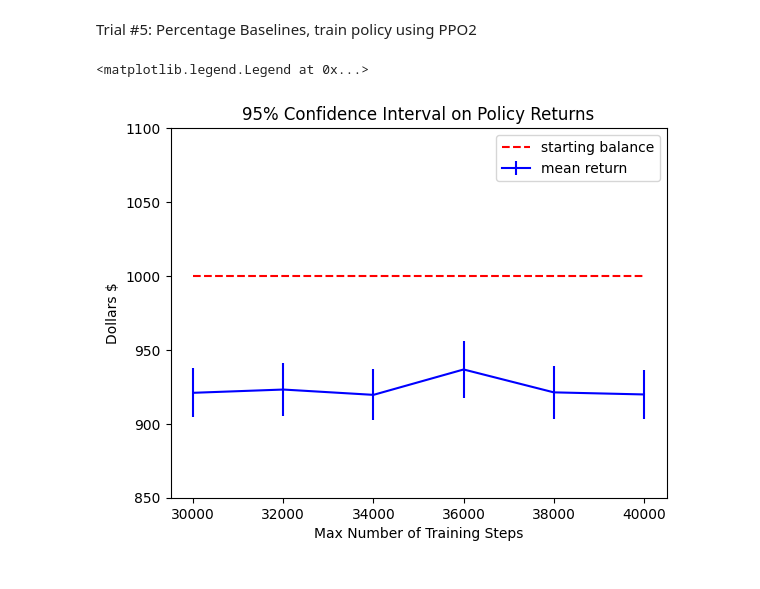
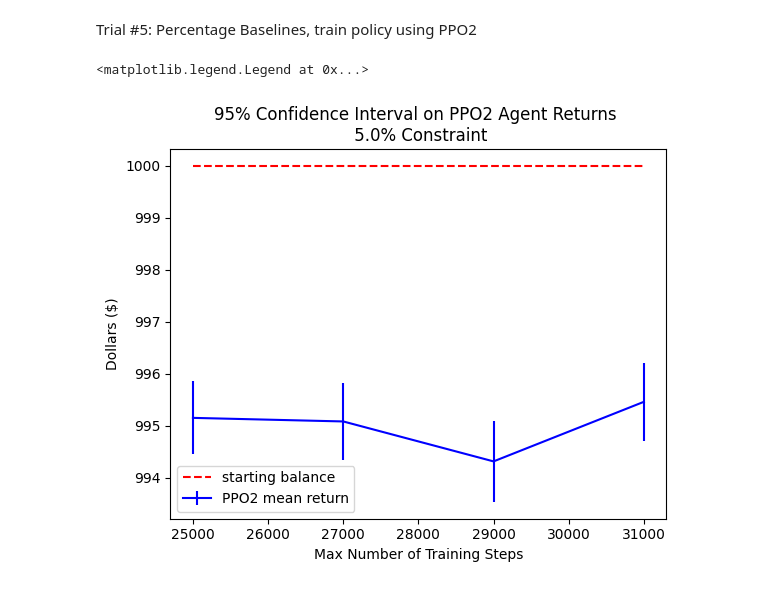
Before and after one commit to bryanchiaws/Odds-Gym, a Jupyter notebook: rl_simulations.ipynb, the cells around one changed output. Cells and saved outputs as stored; diff of their text form; code cells hidden in the pictures.

Commit message:
simulations with extended state space and constraining

```diff
--- a/rl_simulations.ipynb
+++ b/rl_simulations.ipynb
@@ -28,9 +33,9 @@ df.tail()
 # %%
 from tqdm import tqdm
 
-def make_trajectories(df, trajectory_len=30, keep_cols=['date', 'home_team', 'away_team', 'spi1', 'spi2', 'prob_home',
+def make_trajectories(df, trajectory_len=5, keep_cols=['date', 'home_team', 'away_team', 'spi1', 'spi2', 'prob_home',
                                                         'prob_draw', 'prob_away', 'odds_home', 'odds_draw', 'odds_away',
-                                                        'proj_home_score', 'proj_away_score', 'result']):
+                                                        'proj_home_score', 'proj_away_score', 'proj_diff_score', 'proj_outcome', 'result']):
     num_traj = int(df.shape[0] // trajectory_len)
     trajectories = []
     for _ in tqdm(range(num_traj)):
@@ -79,7 +75,9 @@ If you depend on functionality not listed there, please file an issue.
 # %% [markdown]
 Trial #5: Percentage Baselines, train policy using PPO2
 # %%
-def make_perc_env(train_trajectories, train_feats, env_id, rank, seed=0):
+CONSTRAINT = 0.05
+
+def make_perc_env(train_trajectories, train_feats, env_id, rank, constraint=CONSTRAINT, seed=0):
     """
     Utility function for multiprocessed env.
     :param train_trajectories: (list of DataFrames) list with the trajectories to be used for training
@@ -92,7 +90,7 @@ def make_perc_env(train_trajectories, train_feats, env_id, rank, seed=0):
         main_df = train_trajectories[env_id][train_feats]
         results_df = train_trajectories[env_id]["result"].tolist()
         env = BasePercentageOddsEnv(main_df=main_df, odds_column_names=["odds_home", "odds_draw", "odds_away"],
-                                    num_possible_outcomes=3, results=results_df)
+                                    num_possible_outcomes=3, results=results_df, constraining=constraint)
         env.seed(seed + rank)
         return env
     set_global_seeds(seed)
@@ -142,32 +140,36 @@ def visualize_performance(rewards, starting_balance, NUM_SIMULATIONS, CONSTRAINT
     plt.show()
 # %%
 starting_balance = 1000
-NUM_SIMULATIONS = 75
+NUM_SIMULATIONS = 100
 
 train_feats = ['spi1', 'spi2', 'prob_home', 'prob_draw', 'prob_away', 'odds_home', 'odds_draw', 'odds_away',
-               'proj_home_score', 'proj_away_score']
+               'proj_home_score', 'proj_away_score', 'proj_diff_score', 'proj_outcome']
 
-step_values = np.arange(30000, 40000+1, 2000)
+step_values = np.arange(25000, 31000+1, 2000)
 mean_rewards = np.zeros(len(step_values))
 median_rewards = np.zeros(len(step_values))
 std_rewards = np.zeros(len(step_values))
 
 for i in tqdm(range(len(step_values))):
     st = step_values[i]
-    agent = train_agent(train_list, train_feats, max_steps=st)
-    rewards = evaluate_agent(agent, test_list, train_feats, starting_balance=starting_balance, NUM_SIMULATIONS=NUM_SIMULATIONS)
+    agent = train_agent(train_list, train_feats, max_steps=st, constraint=CONSTRAINT)
+    rewards, _ = evaluate_agent(agent, test_list, train_feats, starting_balance=starting_balance, NUM_SIMULATIONS=NUM_SIMULATIONS, constraint=CONSTRAINT)
     mean_rewards[i] = np.mean(rewards)
     median_rewards[i] = np.median(rewards)
     std_rewards[i] = np.std(rewards)
-
-plt.errorbar(step_values, mean_rewards, yerr=(1.96/np.sqrt(NUM_SIMULATIONS))*std_rewards, c='blue', label='mean return')
-# plt.plot(step_values, median_rewards, c='green', label='median return')
-plt.plot([step_values[0], step_values[-1]], [starting_balance, starting_balance], 'r--', label='starting balance')
-plt.title('95% Confidence Interval on Policy Returns')
-plt.ylim([850, 1100])
-plt.xlabel('Max Number of Training Steps')
-plt.ylabel('Dollars $')
-plt.legend(loc='best')
-# %% [output]
-<matplotlib.legend.Legend at 0x...>
-[figure, removed]
+# %%
+model_used = "PPO2"
+
+kelly_avg = 868.01
+
+plt.errorbar(step_values, mean_rewards, yerr=(1.96/np.sqrt(NUM_SIMULATIONS))*std_rewards, c='blue', label=f'{model_used} mean return')
+# plt.plot(step_values, median_rewards, c='green', label='median return')
+plt.plot([step_values[0], step_values[-1]], [starting_balance, starting_balance], 'r--', label='starting balance')
+# plt.plot([step_values[0], step_values[-1]], [kelly_avg, kelly_avg], 'g--', label='Kelly mean return')
+plt.title(f'95% Confidence Interval on {model_used} Agent Returns \n {100*CONSTRAINT}% Constraint')
+plt.xlabel('Max Number of Training Steps')
+plt.ylabel('Dollars ($)')
+plt.legend(loc='best')
+# %% [output]
+<matplotlib.legend.Legend at 0x...>
+[figure, added]
```
Also changed, not shown: parts of 7 cells of this notebook.
